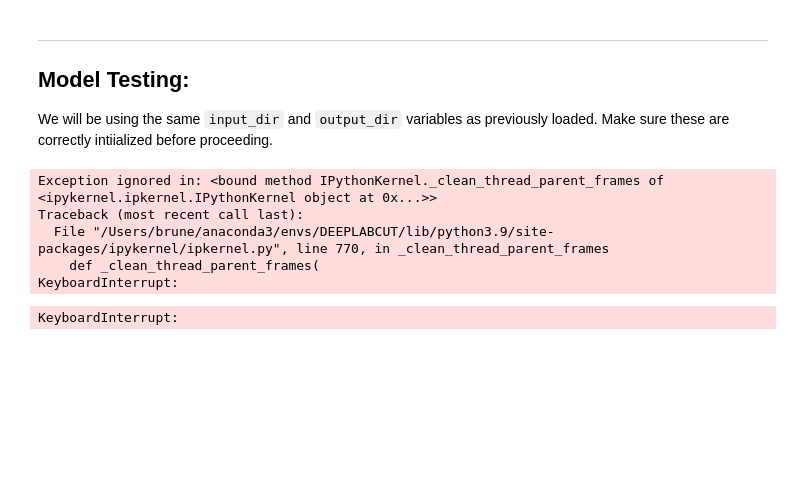
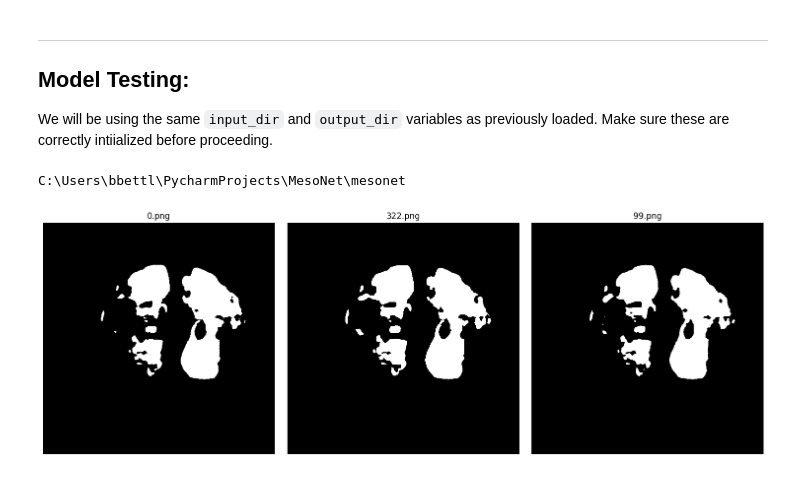
Before and after one commit to BruneBettler/wfield_pipeline, a Jupyter notebook: mesonet_tests.ipynb, the cells around one changed output. Cells and saved outputs as stored; diff of their text form; code cells hidden in the pictures; blank space fills up the shorter version.

Commit message:
Added output_mask visualization

```diff
--- a/mesonet_tests.ipynb
+++ b/mesonet_tests.ipynb
@@ -262,16 +261,44 @@ We will be using the same `input_dir` and `output_dir` variables as previously l
 We will be using the same `input_dir` and `output_dir` variables as previously loaded. Make sure these are correctly intiialized before proceeding.
 # %%
 # prepare a configuration file that will be used to ___
-config_file = mesonet.config_project(input_file, output_file, 'test')
+config_file = mesonet.config_project(input_dir, output_dir, 'test')
 
 if verbose: "config_file has been created with input_file and output_file paths"
 # %% [output]
-Exception ignored in: <bound method IPythonKernel._clean_thread_parent_frames of <ipykernel.ipkernel.IPythonKernel object at 0x...>>
-Traceback (most recent call last):
-  File "/Users/brune/anaconda3/envs/DEEPLABCUT/lib/python3.9/site-packages/ipykernel/ipkernel.py", line 770, in _clean_thread_parent_frames
-    def _clean_thread_parent_frames(
-KeyboardInterrupt:
+C:\Users\bbettl\PycharmProjects\MesoNet\mesonet
-KeyboardInterrupt:
 # %%
 mesonet.predict_regions(config_file)
-mesonet.predict_dlc(config_file)
+
+# now there are .png images in output_mask
+
+img0 = (glob.glob(f"{output_dir}/output_mask/*.png"))[0]
+img250 = (glob.glob(f"{output_dir}/output_mask/*.png"))[249]
+img500 = (glob.glob(f"{output_dir}/output_mask/*.png"))[499]
+
+imgs = [img0, img250, img500]
+
+def visualize_masks(img_array):
+    fig, axs = plt.subplots(1, 3, figsize=(15, 5))
+
+    # Loop through each image and subplot axis
+    for ax, im in zip(axs, imgs):
+        # Read and display the image
+        img = mpimg.imread(im)
+        ax.imshow(img, cmap="gray")
+
+        # Extract just the filename part and set it as the title
+        filename = os.path.basename(im)
+        ax.set_title(filename)
+
+        # Remove the axes for a cleaner look
+        ax.axis('off')
+
+    # Display the figure
+    plt.tight_layout()
+    plt.show()
+
+    return None
+
+visualize_masks(imgs)
+# %% [output]
+[figure, added]
```
Also changed, not shown: parts of 9 cells of this notebook.
